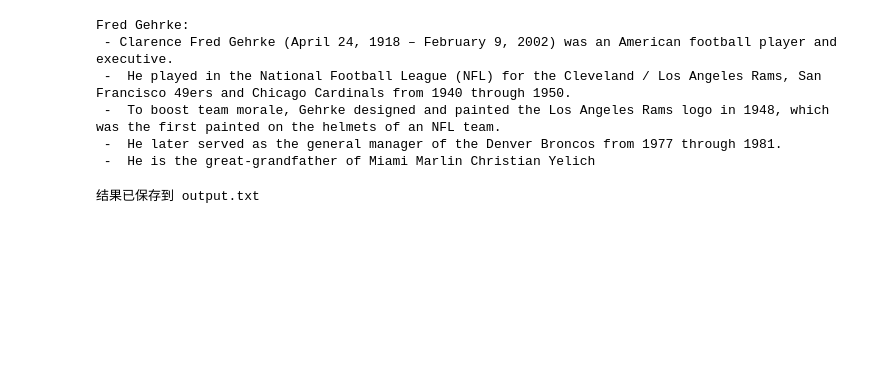
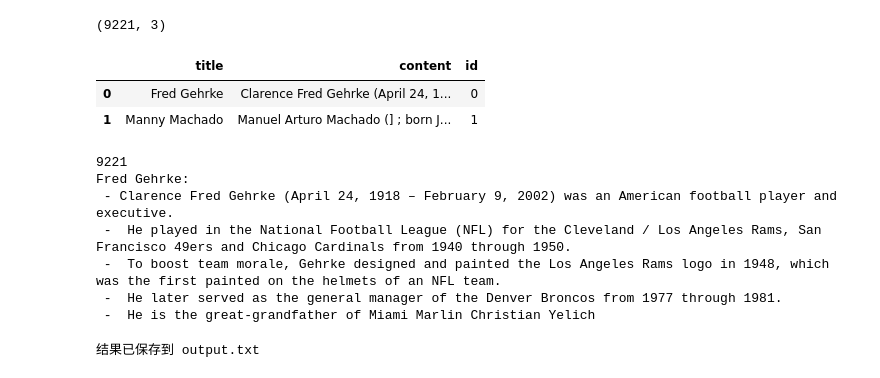
Before and after one commit to sam234990/ArchRAG, a Jupyter notebook: dataset/Hotpot/process.ipynb, the cells around one changed output. Drawn from its saved outputs; the diff is of its cells as text; code cells hidden in the pictures; blank space fills up the shorter version.

```diff
--- a/dataset/Hotpot/process.ipynb
+++ b/dataset/Hotpot/process.ipynb
@@ -13,0 +20,18 @@ data
+# %%
+title_set = set()
+all_title_list = []
+for k, v in data.items():
+    if k not in title_set:
+        all_title_list.append({"title": k, "content": "\n\n".join(v)})
+
+    title_set.add(k)
+
+corpus_df = pd.DataFrame(all_title_list)
+corpus_df["id"] = range(corpus_df.shape[0])
+print(corpus_df.shape)
+corpus_df.head(2)
+# %% [output]
+(9221, 3)
+|  | title | content | id |
+| 0 | Fred Gehrke | Clarence Fred Gehrke (April 24, 1... | 0 |
+| 1 | Manny Machado | Manuel Arturo Machado (] ; born J... | 1 |
@@ -22,9 +49,10 @@ for player, info in data.items():
 result = "\n\n".join(paragraphs)
 
 # 打印结果
-# print(result)
+print(len(paragraphs))
 print(paragraphs[0])
 # %% [output]
+9221
 Fred Gehrke:
  - Clarence Fred Gehrke (April 24, 1918 – February 9, 2002) was an American football player and executive.
  -  He played in the National Football League (NFL) for the Cleveland / Los Angeles Rams, San Francisco 49ers and Chicago Cardinals from 1940 through 1950.
```
Also changed, not shown: parts of 2 cells of this notebook, 31 other files.
